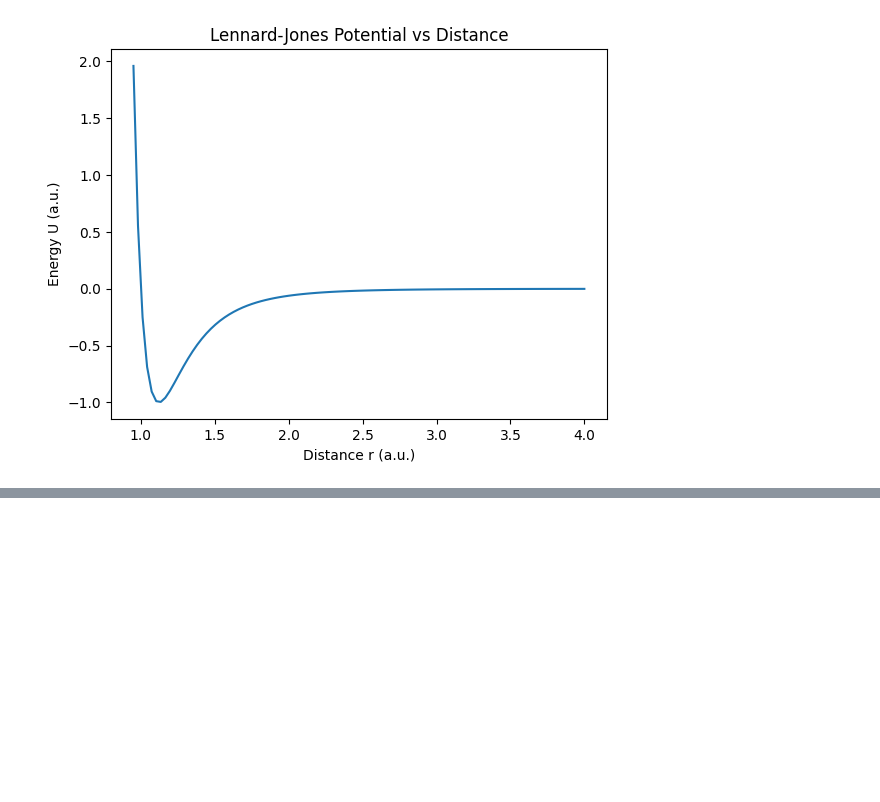
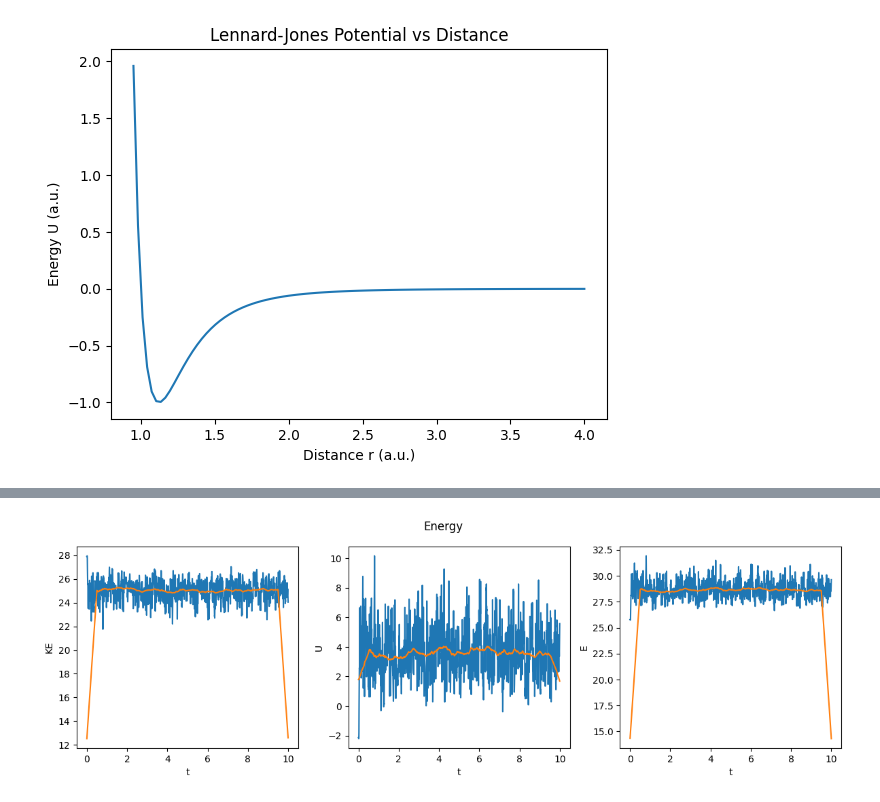
Before and after one commit to julius-clegg/Molecular-Dynamics-Simulation, a Jupyter notebook: PHYS2020 Project.ipynb, the cells around one changed output, grey strips where cells are left out. Saved outputs shown, nothing was run; the diff lists cells and outputs as text; code cells hidden in the pictures; blank space fills up the shorter version.

```diff
--- a/PHYS2020 Project.ipynb
+++ b/PHYS2020 Project.ipynb
@@ -289,0 +274,28 @@ plt.show()
+# %%
+def window(size):
+    return np.ones(size)/float(size)
+
+fig1,(ax1,ax2,ax3) = plt.subplots(1,3)
+ax1.plot(t,KE_t)
+ax1.plot(t, np.convolve(KE_t, window(1000),'same'))
+ax1.set_ylabel("KE")
+ax1.set_xlabel("t")
+
+ax2.plot(t,U_t)
+ax2.plot(t, np.convolve(U_t, window(1000),'same'))
+ax2.set_ylabel("U")
+ax2.set_xlabel("t")
+
+E_t = KE_t + U_t
+ax3.plot(t,E_t)
+ax3.plot(t, np.convolve(E_t, window(1000),'same'))
+ax3.set_ylabel("E")
+ax3.set_xlabel("t")
+
+fig1.suptitle("Energy")
+fig1.subplots_adjust(top=0.90)
+fig1.set_size_inches(12,4)
+fig1.tight_layout(pad=1)
+fig1.show()
+# %% [output]
+[figure, added]
```
Also changed, not shown: parts of 6 cells of this notebook, 2 other files.
